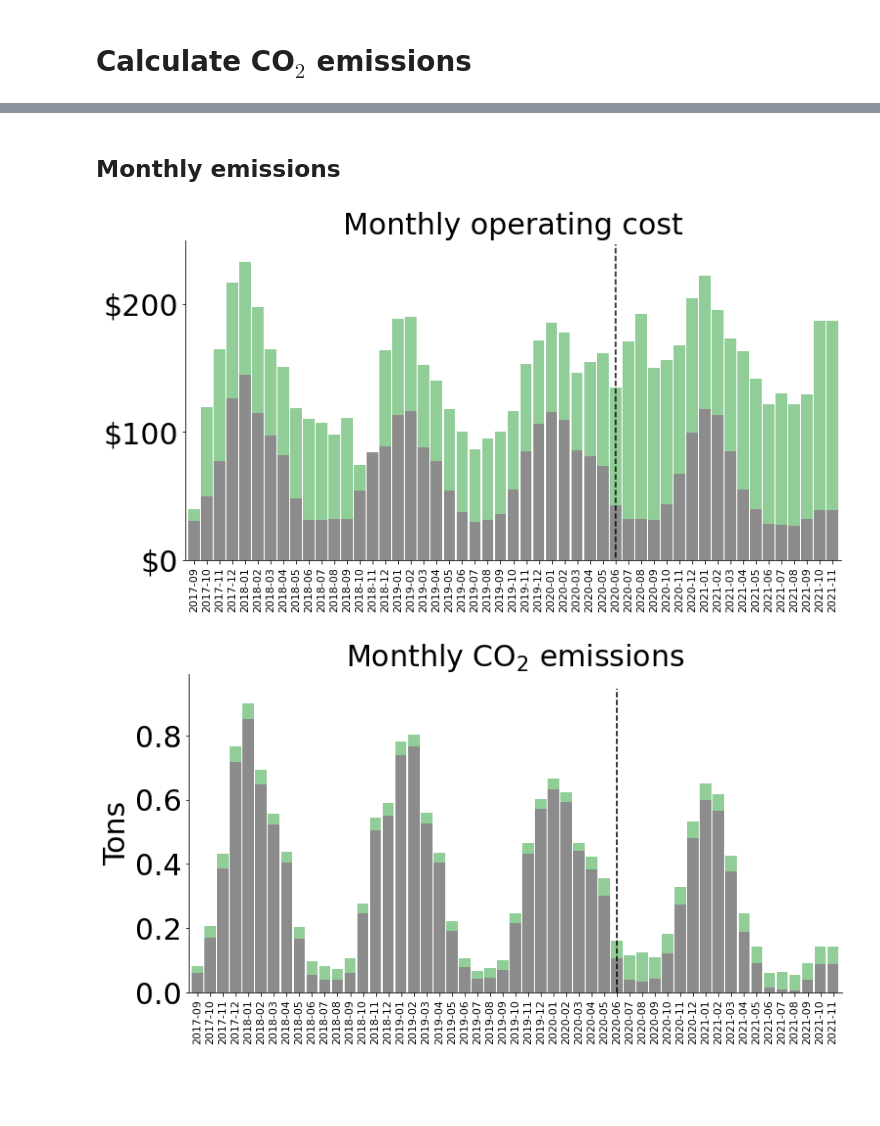
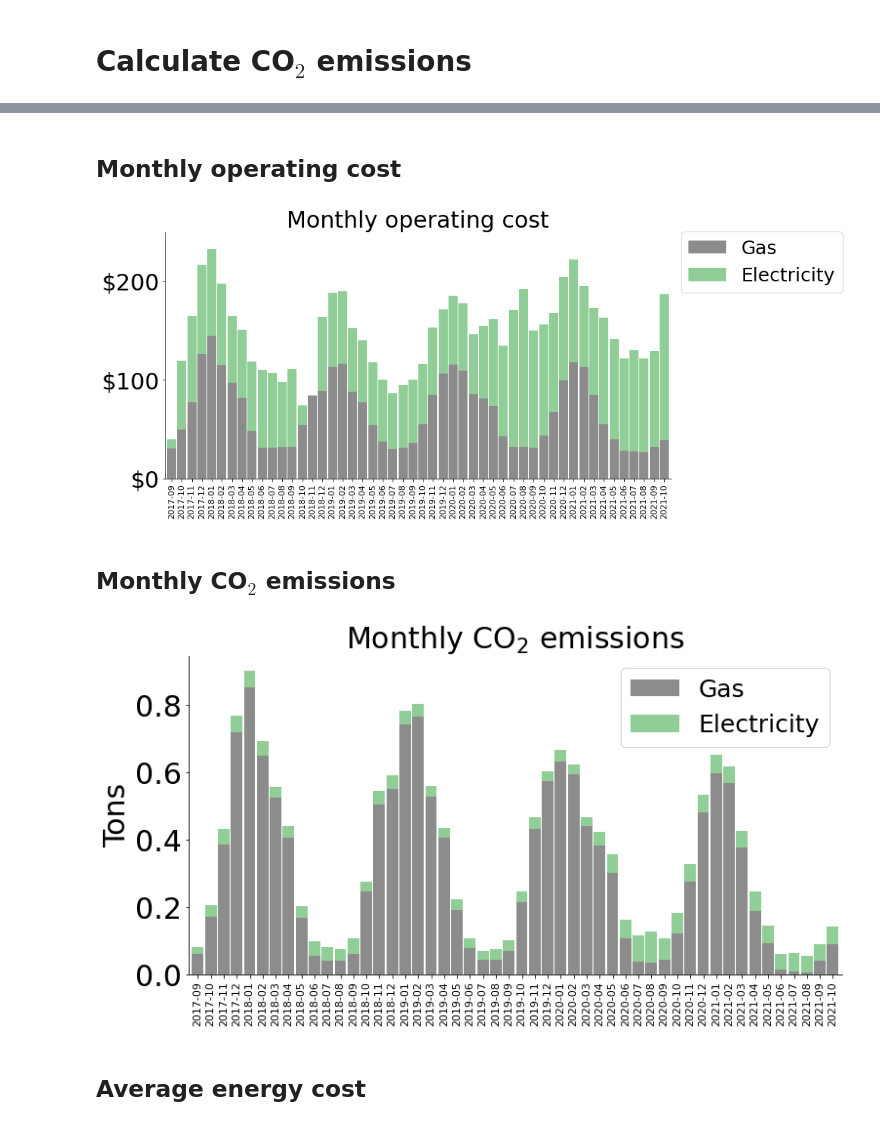
Before and after one commit to ryanfobel/utility-bill-scraper, a Jupyter notebook: notebooks/features/case_study.ipynb, the cells around one changed output, grey strips where cells are left out. Saved outputs shown, nothing was run; the diff lists cells and outputs as text; code cells hidden in the pictures; blank space fills up the shorter version.

```diff
--- a/notebooks/features/case_study.ipynb
+++ b/notebooks/features/case_study.ipynb
@@ -79,11 +81,11 @@ for utility_name in MAP.keys():
         kwargs["password"] = os.getenv("KITCHENER_UTILITIES_PASSWORD")
 
     api[utility_name] = MAP[utility_name](**kwargs)
-    updates[utility_name] = api[utility_name].update(24)
-    if updates[utility_name] is not None:
-        print(f"{ utility_name }: { len(updates[utility_name]) } statements_downloaded")
+    #updates[utility_name] = api[utility_name].update(24)
+    #if updates[utility_name] is not None:
+    #    print(f"{ utility_name }: { len(updates[utility_name]) } statements_downloaded")
 
-# Resample monthly data to end of month
-electricity = api[kwh.NAME].history("monthly").resample('D').interpolate().resample('M').interpolate()
-gas = api[ku.NAME].history("monthly").resample('D').interpolate().resample('M').interpolate()
+# Resample monthly data to end of month (ignore last sample because it is a duplicate due to interpolation)
+electricity = api[kwh.NAME].history("monthly").resample('D').interpolate().resample('M').interpolate()[:-1]
+gas = api[ku.NAME].history("monthly").resample('D').interpolate().resample('M').interpolate()[:-1]
 # %% [output]
@@ -96,9 +94,6 @@ Kitchener-Wilmot Hydro: 0 statements_downloaded
 # %% [markdown]
 # Calculate CO$_2$ emissions
 # %%
-electricity = api[kwh.NAME].history("monthly").resample('D').interpolate().resample('M').interpolate()
-gas = api[ku.NAME].history("monthly").resample('D').interpolate().resample('M').interpolate()
-
 gas["kgCO2"] = gas["Gas Consumption"] * GAS_KGCO2_PER_CUBIC_METER
 
 # Carbon intensity of electricity generation in Ontario (40-77 g CO2 / kWh)
@@ -188,5 +227,5 @@ plt.savefig(
 # %% [markdown]
-## Monthly emissions
+## Monthly operating cost
 # %%
 tco2 = pd.DataFrame()
 tco2["Gas"] = gas["kgCO2"] / 1e3
@@ -196,36 +235,37 @@ cost = pd.DataFrame()
 cost["Gas"] = gas["Gas Charges"]
 cost["Electricity"] = electricity["Total"]
 
 cost.plot.bar(
     stacked=True,
     color=["#8c8c8c", "#90cd97"],
     width=bin_width,
     fontsize=11,
     figsize=figsize,
     legend=None,
 )
 xlocs, xlabels = plt.xticks()
 plt.xticks(xlocs, labels=[label.get_text()[:7] for label in xlabels]);
-plt.plot([water_heater_install, water_heater_install], plt.ylim(), 'k--');
 plt.title("Monthly operating cost", fontsize=title_size)
 plt.xlabel("")
-#plt.legend(bbox_to_anchor=(1, 1.04), fontsize=25)
+plt.legend(bbox_to_anchor=(1, 1.04), fontsize=25)
 plt.yticks(np.arange(0, 300, step=100),
     [f"${ tic }" for tic in np.arange(0, 300, step=100)],
     fontsize=30,
 );
 plt.ylim((0, 250))
 ax = plt.gca()
 ax.spines["right"].set_visible(False)
 ax.spines["top"].set_visible(False)
 plt.savefig(
     os.path.join("images", "monthly_operating_cost.svg"),
     bbox_inches=bbox_inches,
     transparent=transparent,
     facecolor=facecolor,
 )
 # %% [output]
-[figure, old version]
+[figure, new version]
+# %% [markdown]
+## Monthly CO$_2$ emissions
 # %%
 tco2.plot.bar(
     stacked=True,
@@ -234,7 +274,10 @@ tco2.plot.bar(
     fontsize=30,
     ylabel="tCO$_2$e",
     figsize=figsize,
-    legend=None,
+)
+plt.legend(
+    #bbox_to_anchor=(1, 1.04),
+    fontsize=25
 )
 plt.title("Monthly CO$_2$ emissions", fontsize=title_size)
 plt.ylabel("Tons", fontsize=30)
@@ -244,7 +287,6 @@ plt.xticks(xlocs,
     fontsize=11,
 );
 plt.xlabel("")
-plt.plot([water_heater_install, water_heater_install], plt.ylim(), 'k--')
 ax = plt.gca()
 ax.spines["right"].set_visible(False)
 ax.spines["top"].set_visible(False)
@@ -255,4 +297,6 @@ plt.savefig(
     facecolor=facecolor,
 )
 # %% [output]
-[figure, old version]
+[figure, new version]
+# %% [markdown]
+## Average energy cost
```
Also changed, not shown: parts of 34 cells of this notebook, 14 other files.
